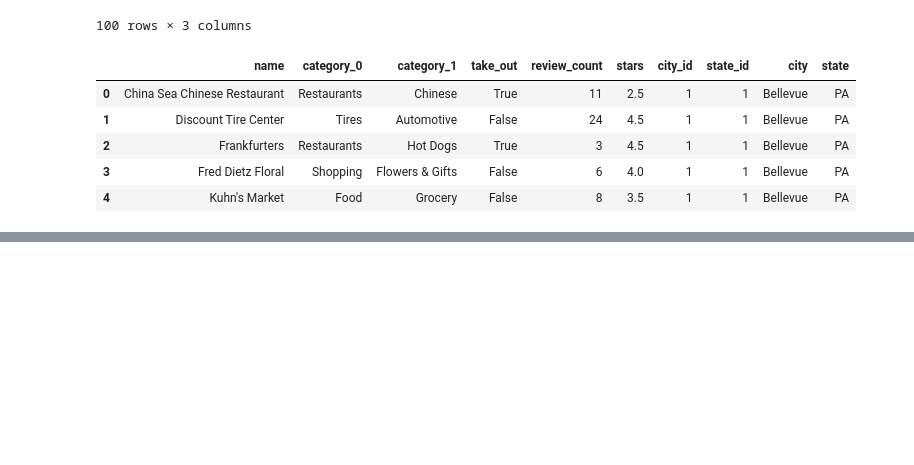
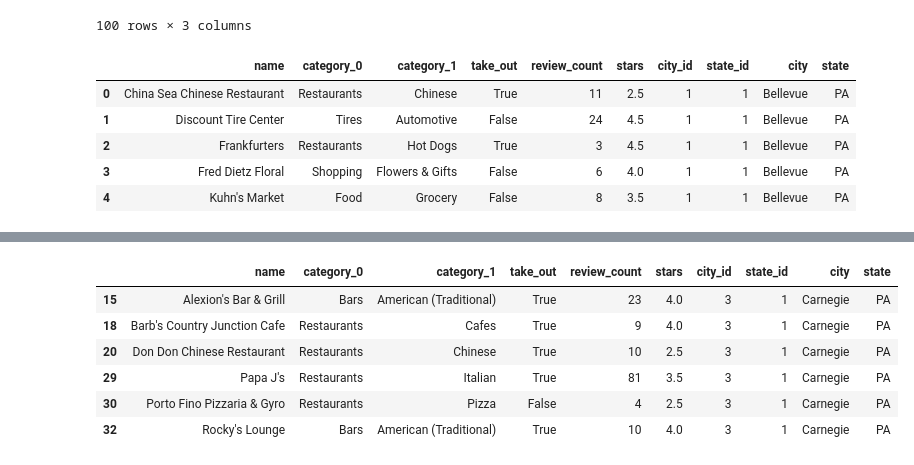
Before and after one commit to sowjumn/mleng, a Jupyter notebook: pandas/join_tables_tut.ipynb, the cells around one changed output, grey strips where cells are left out. Drawn from its saved outputs; the diff is of its cells as text; code cells hidden in the pictures; blank space fills up the shorter version.

```diff
--- a/pandas/join_tables_tut.ipynb
+++ b/pandas/join_tables_tut.ipynb
@@ -89,0 +159,2 @@ df.head()
+# %%
+carnegie = df["city"] == "Carnegie"
@@ -89,0 +167,14 @@ df.head()
+# %%
+cat_0 = df["category_0"].isin(["Bars","Restaurants"])
+# %%
+cat_1 = df["category_1"].isin(["Bars","Restaurants"])
+# %%
+df[(cat_0 | cat_1) & carnegie]
+# %% [output]
+|  | name | category_0 | category_1 | take_out | review_count | stars | city_id | state_id | city | state |
+| 15 | Alexion's Bar & Grill | Bars | American (Traditional) | True | 23 | 4.0 | 3 | 1 | Carnegie | PA |
+| 18 | Barb's Country Junction Cafe | Restaurants | Cafes | True | 9 | 4.0 | 3 | 1 | Carnegie | PA |
+| 20 | Don Don Chinese Restaurant | Restaurants | Chinese | True | 10 | 2.5 | 3 | 1 | Carnegie | PA |
+| 29 | Papa J's | Restaurants | Italian | True | 81 | 3.5 | 3 | 1 | Carnegie | PA |
+| 30 | Porto Fino Pizzaria & Gyro | Restaurants | Pizza | False | 4 | 2.5 | 3 | 1 | Carnegie | PA |
+| 32 | Rocky's Lounge | Bars | American (Traditional) | True | 10 | 4.0 | 3 | 1 | Carnegie | PA |
```
Also changed, not shown: parts of 12 cells of this notebook, 1 other file.
